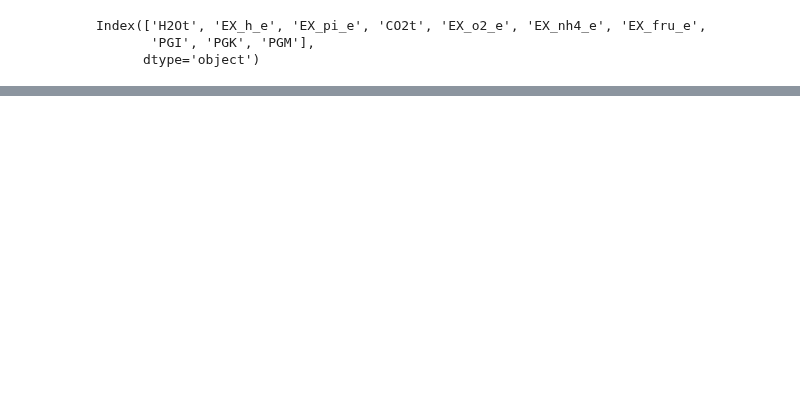
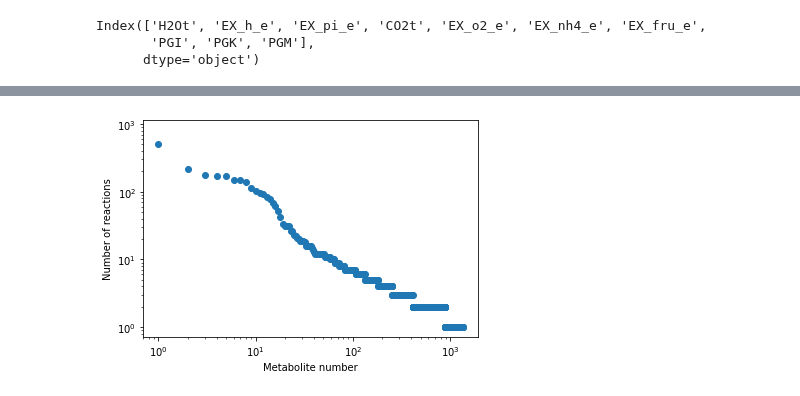
Before and after one commit to 27410/group-assignment-2021-group_2_pha-production, a Jupyter notebook: Test.ipynb, the cells around one changed output, grey strips where cells are left out. Cells and saved outputs as stored; diff of their text form; code cells hidden in the pictures; blank space fills up the shorter version.

```diff
--- a/Test.ipynb
+++ b/Test.ipynb
@@ -170,0 +259,7 @@ Index(['H2Ot', 'EX_h_e', 'EX_pi_e', 'CO2t', 'EX_o2_e', 'EX_nh4_e', 'EX_fru_e',
+# %%
+plt.loglog(sorted(connectivities, reverse=True), 'o')
+plt.xlabel('Metabolite number')
+plt.ylabel('Number of reactions')
+plt.show()
+# %% [output]
+[figure, added]
```
Also changed, not shown: parts of 25 cells of this notebook, 2 other files.
